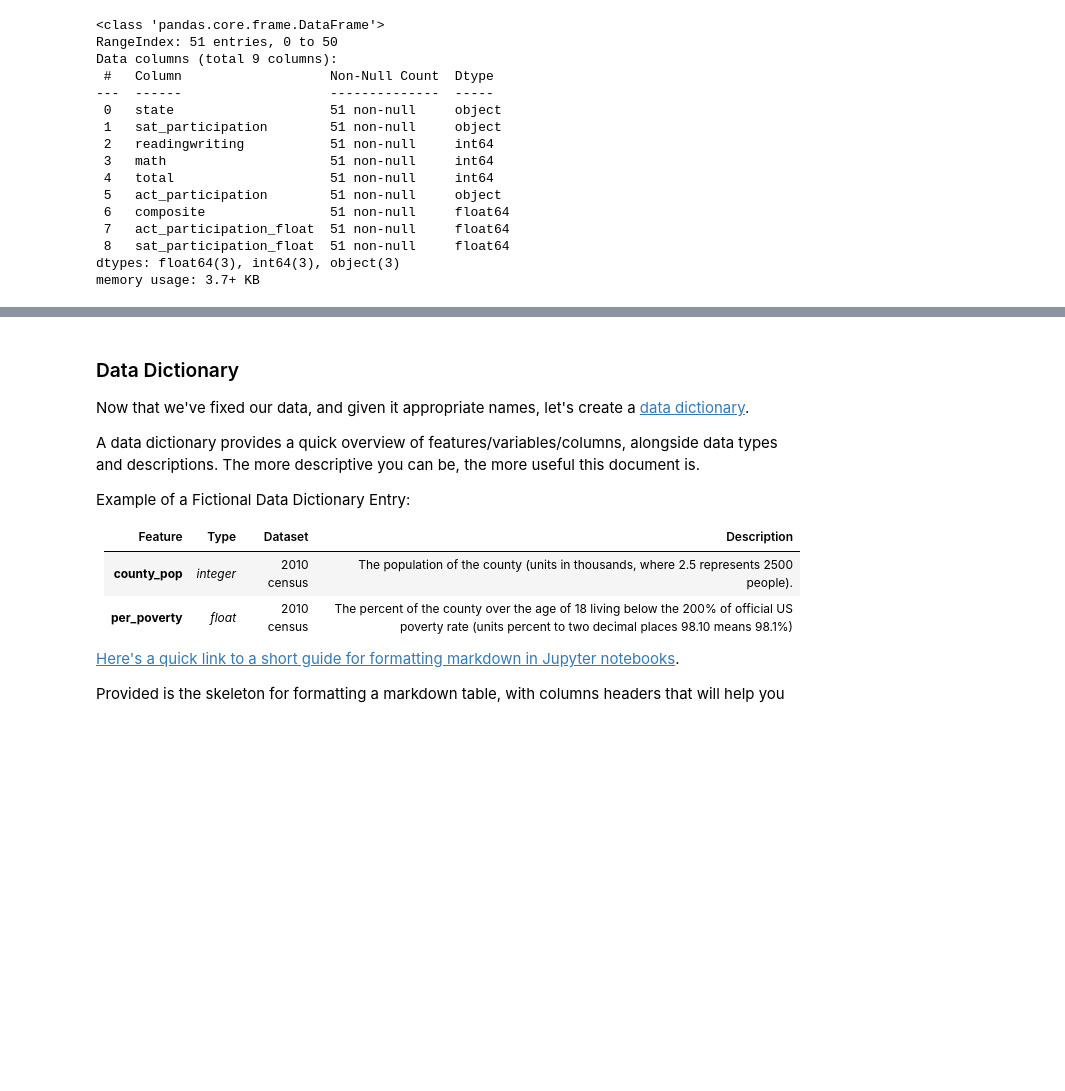
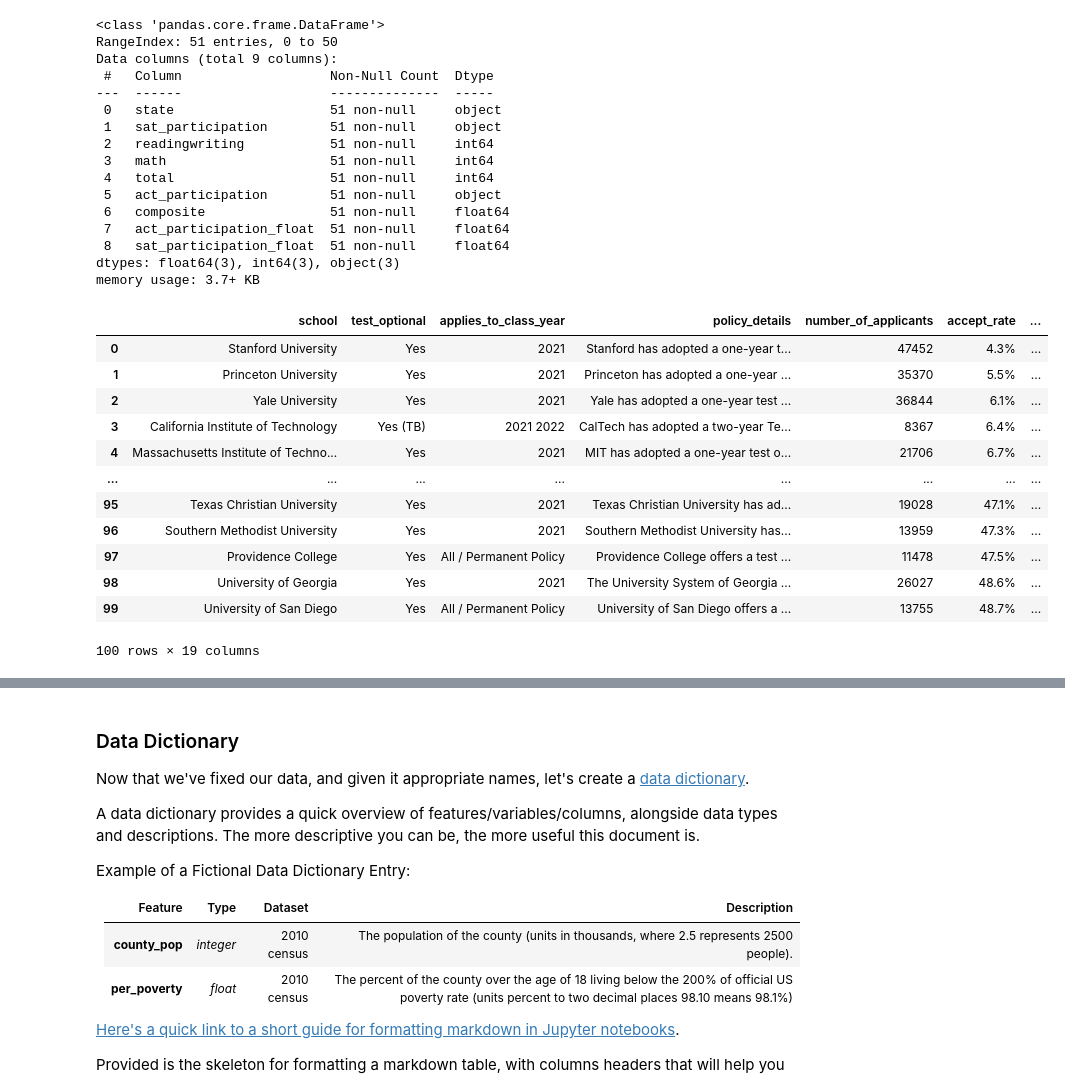
Before and after one commit to dmartorano/standardized_test, a Jupyter notebook: code/submission-code.ipynb, the cells around one changed output, grey strips where cells are left out. Cells and saved outputs as stored; diff of their text form; code cells hidden in the pictures; blank space fills up the shorter version.

```diff
--- a/code/submission-code.ipynb
+++ b/code/submission-code.ipynb
@@ -497,3 +516,19 @@ satactbycollegewithlocation["act_total_75th_percentile"] = pd.to_numeric(satactb
+# %%
+satactbycollegewithlocation.head(100)
+# %% [output]
+|  | school | test_optional | applies_to_class_year | policy_details | number_of_applicants | accept_rate | ... |
+| 0 | Stanford University | Yes | 2021 | Stanford has adopted a one-year t... | 47452 | 4.3% | ... |
+| 1 | Princeton University | Yes | 2021 | Princeton has adopted a one-year ... | 35370 | 5.5% | ... |
+| 2 | Yale University | Yes | 2021 | Yale has adopted a one-year test ... | 36844 | 6.1% | ... |
+| 3 | California Institute of Technology | Yes (TB) | 2021 2022 | CalTech has adopted a two-year Te... | 8367 | 6.4% | ... |
+| 4 | Massachusetts Institute of Techno... | Yes | 2021 | MIT has adopted a one-year test o... | 21706 | 6.7% | ... |
+| ... | ... | ... | ... | ... | ... | ... | ... |
+| 95 | Texas Christian University | Yes | 2021 | Texas Christian University has ad... | 19028 | 47.1% | ... |
+| 96 | Southern Methodist University | Yes | 2021 | Southern Methodist University has... | 13959 | 47.3% | ... |
+| 97 | Providence College | Yes | All / Permanent Policy | Providence College offers a test ... | 11478 | 47.5% | ... |
+| 98 | University of Georgia | Yes | 2021 | The University System of Georgia ... | 26027 | 48.6% | ... |
+| 99 | University of San Diego | Yes | All / Permanent Policy | University of San Diego offers a ... | 13755 | 48.7% | ... |
+100 rows × 19 columns
 # %%
 satactbycollegewithlocation.info()
 # %% [output]
```
Also changed, not shown: parts of 22 cells of this notebook, 3 other files.
